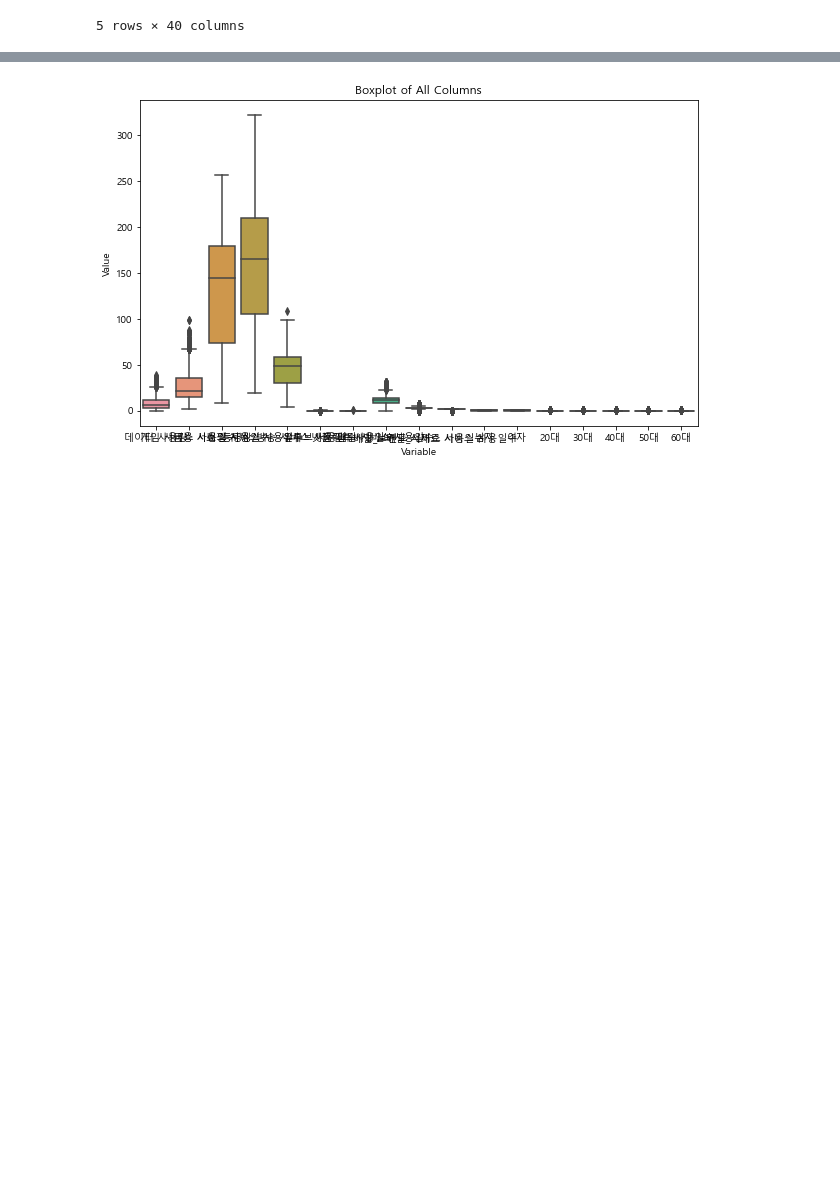
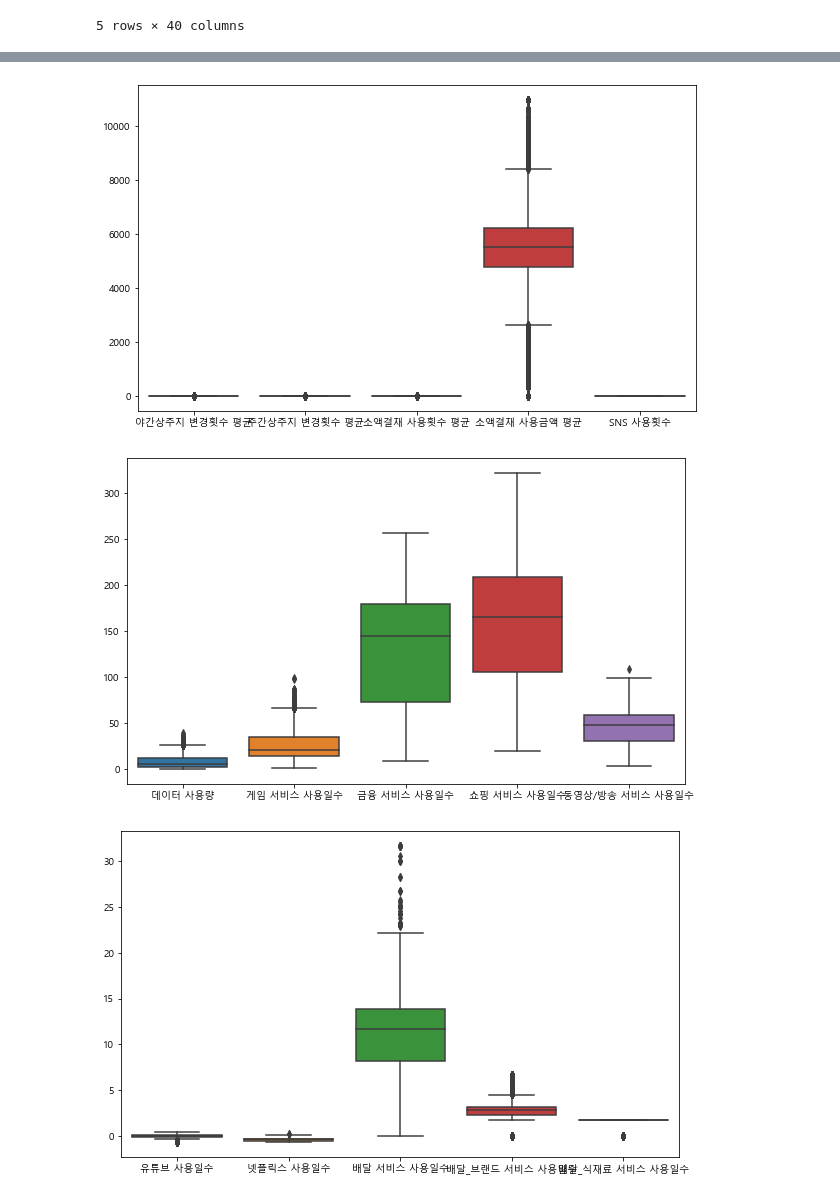
Before and after one commit to ev1025/Alternative-Credit-Scoring, a Jupyter notebook: 전처리.ipynb, the cells around one changed output, grey strips where cells are left out. Saved outputs shown, nothing was run; the diff lists cells and outputs as text; code cells hidden in the pictures; blank space fills up the shorter version.

```diff
--- a/전처리.ipynb
+++ b/전처리.ipynb
@@ -238,10 +200,14 @@ plt.show()
-# %%
-data_melted = alter_avg.iloc[:,8:-1].melt(var_name='Variable', value_name='Value')
-
-# boxplot 그리기
-plt.figure(figsize=(10, 6))
-sns.boxplot(x='Variable', y='Value', data=data_melted)
-plt.title('Boxplot of All Columns')
-plt.show()
-# %% [output]
-[figure, removed]
+# %%
+# 아웃라이어 확인 박스플롯
+def make_box(data):
+    for i in range(3):
+        plt.figure(figsize=(10, 6))
+        sns.boxplot(data=data.iloc[:, i*5:(i+1)*5])
+        plt.show()
+
+make_box(alter_avg)
+make_box(alter_mid)
+# %% [output]
+[figure, added]
+[figure, added]
+[figure, added]
```
Also changed, not shown: parts of 28 cells of this notebook.
